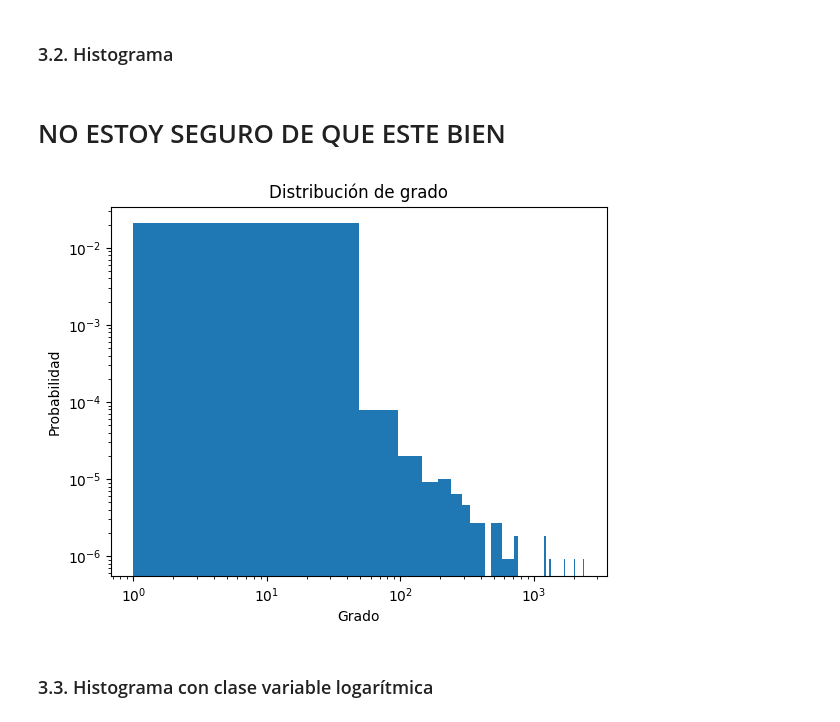
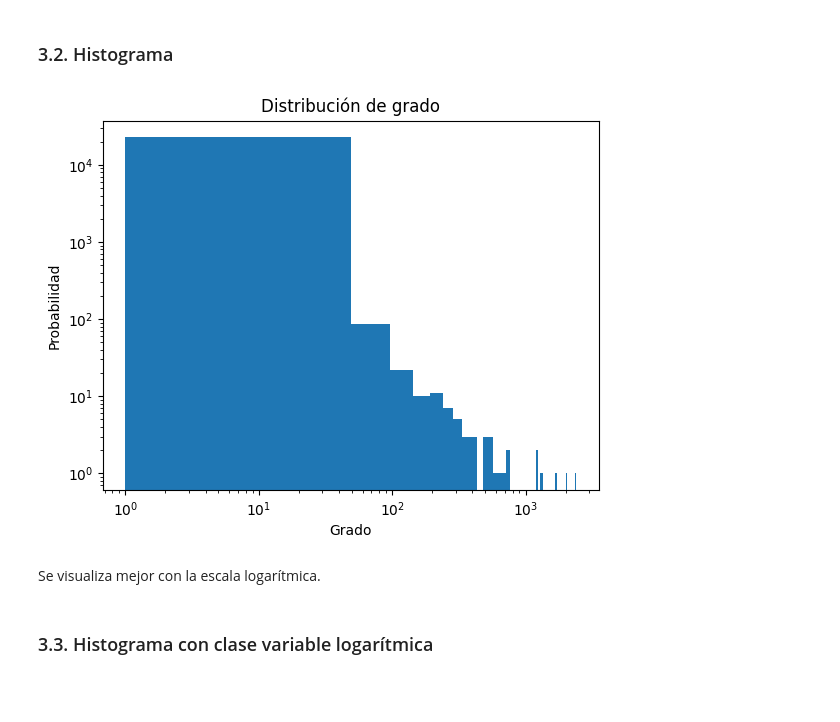
Before and after one commit to CristianFernandezM/NuevasTecnologias, a Jupyter notebook: Practica7.ipynb, the cells around one changed output. Cells and saved outputs as stored; diff of their text form; code cells hidden in the pictures; blank space fills up the shorter version.

```diff
--- a/Practica7.ipynb
+++ b/Practica7.ipynb
@@ -152,28 +152,28 @@ Grado máximo: 2390
 Grado mínimo: 1
 # %% [markdown]
 ### 3.2. Histograma
-# %% [markdown]
-# NO ESTOY SEGURO DE QUE ESTE BIEN
 # %%
 # Se obtienen los grados de todos los nodos en la red
 grados = [grado for nodo, grado in G.degree()]
 
 # Dibujamos el histograma
-plt.hist(grados, bins=50, density=True)
+plt.hist(grados, bins=50)
 
 # Cambiamos la escala de los ejes a logarítmica
 plt.yscale('log')
 plt.xscale('log')
 
 # Etiquetas y título
 plt.xlabel('Grado')
 plt.ylabel('Probabilidad')
 plt.title('Distribución de grado')
 
 # Se muestra el gráfico
 plt.show()
 # %% [output]
-[figure, old version]
+[figure, new version]
+# %% [markdown]
+Se visualiza mejor con la escala logarítmica.
 # %% [markdown]
 ### 3.3. Histograma con clase variable logarítmica
 # %%
```
Also changed, not shown: parts of 2 cells of this notebook.
